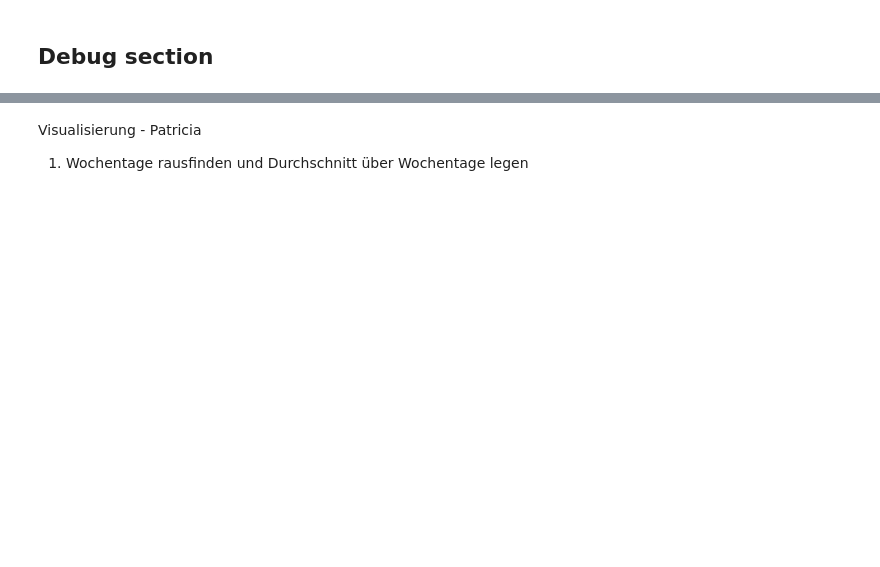
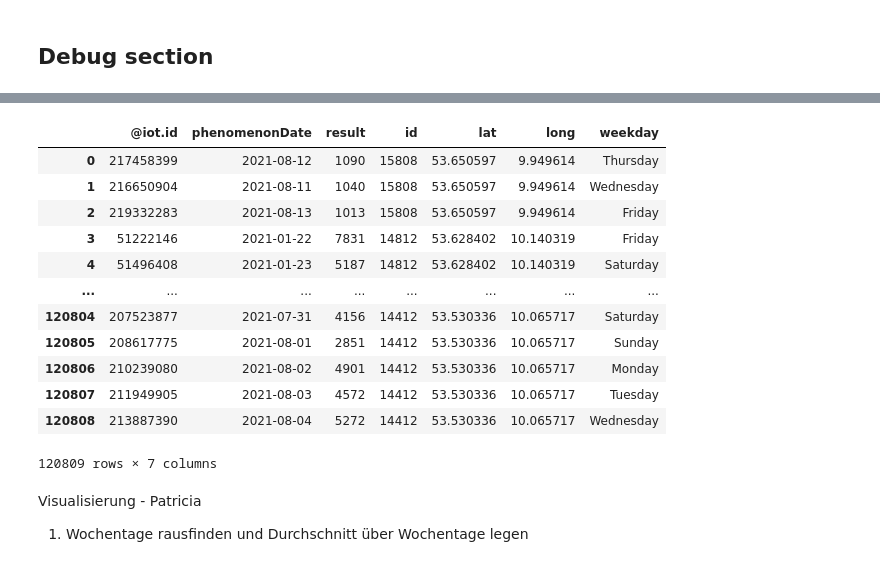
Before and after one commit to MaHag123/hh_techlabs_group12, a Jupyter notebook: data_retrieval_all_Patricia.ipynb, the cells around one changed output, grey strips where cells are left out. Cells and saved outputs as stored; diff of their text form; code cells hidden in the pictures; blank space fills up the shorter version.

```diff
--- a/data_retrieval_all_Patricia.ipynb
+++ b/data_retrieval_all_Patricia.ipynb
@@ -164,3 +181,20 @@ df_raw_test
+# %%
+df_clean_data = pd.read_csv(r'C:\Users\mario\PycharmProjects\pythonProject1\hh_techlabs_group12\clean_data_2021-08-14.csv')
+df_clean_data
+# %% [output]
+|  | @iot.id | phenomenonDate | result | id | lat | long | weekday |
+| 0 | 217458399 | 2021-08-12 | 1090 | 15808 | 53.650597 | 9.949614 | Thursday |
+| 1 | 216650904 | 2021-08-11 | 1040 | 15808 | 53.650597 | 9.949614 | Wednesday |
+| 2 | 219332283 | 2021-08-13 | 1013 | 15808 | 53.650597 | 9.949614 | Friday |
+| 3 | 51222146 | 2021-01-22 | 7831 | 14812 | 53.628402 | 10.140319 | Friday |
+| 4 | 51496408 | 2021-01-23 | 5187 | 14812 | 53.628402 | 10.140319 | Saturday |
+| ... | ... | ... | ... | ... | ... | ... | ... |
+| 120804 | 207523877 | 2021-07-31 | 4156 | 14412 | 53.530336 | 10.065717 | Saturday |
+| 120805 | 208617775 | 2021-08-01 | 2851 | 14412 | 53.530336 | 10.065717 | Sunday |
+| 120806 | 210239080 | 2021-08-02 | 4901 | 14412 | 53.530336 | 10.065717 | Monday |
+| 120807 | 211949905 | 2021-08-03 | 4572 | 14412 | 53.530336 | 10.065717 | Tuesday |
+| 120808 | 213887390 | 2021-08-04 | 5272 | 14412 | 53.530336 | 10.065717 | Wednesday |
+120809 rows × 7 columns
 # %% [markdown]
 Visualisierung - Patricia
 1. Wochentage rausfinden und Durchschnitt über Wochentage legen
```
Also changed, not shown: parts of 22 cells of this notebook.
